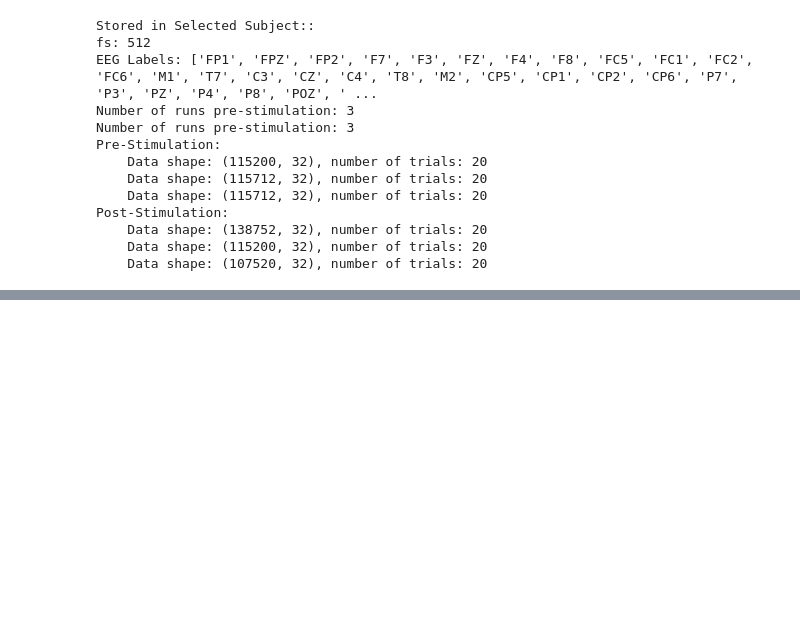
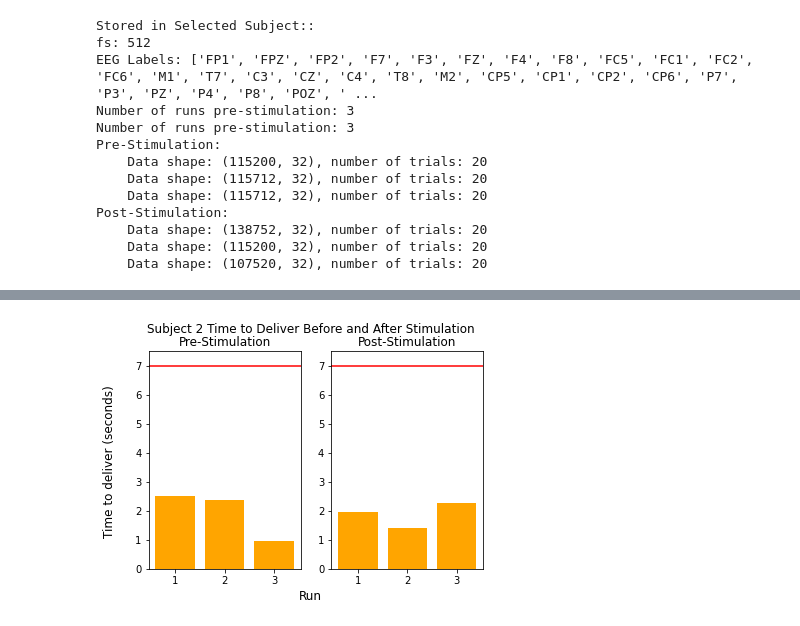
Before and after one commit to coreykarnei/Neural_Final_project, a Jupyter notebook: neural_final_notebook.ipynb, the cells around one changed output, grey strips where cells are left out. Saved outputs shown, nothing was run; the diff lists cells and outputs as text; code cells hidden in the pictures; blank space fills up the shorter version.

```diff
--- a/neural_final_notebook.ipynb
+++ b/neural_final_notebook.ipynb
@@ -297,0 +378,5 @@ Post-Stimulation:
+# %%
+d = Data(subjects)
+d.subject2.plot_average_successful_delivery_time()
+# %% [output]
+[figure, added]
```
Also changed, not shown: parts of 4 cells of this notebook.
